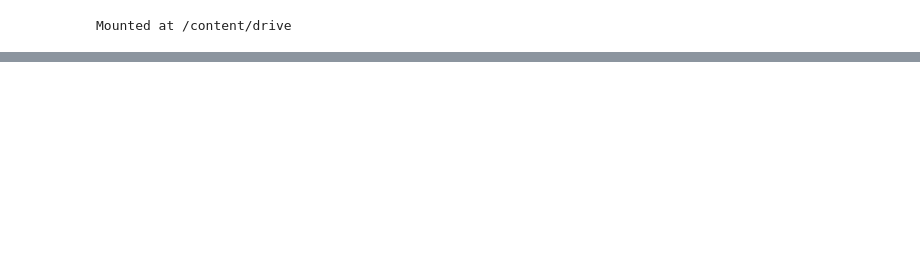
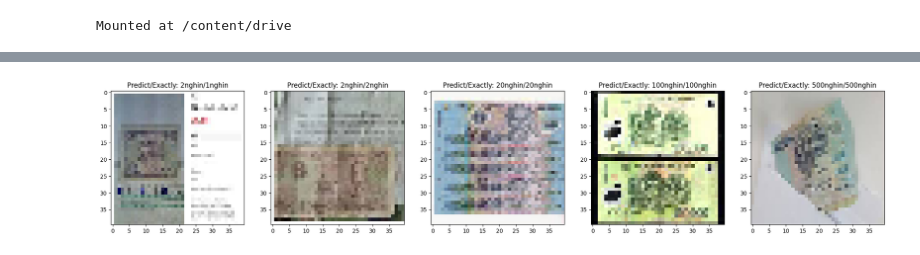
Before and after one commit to Quang-Trong-Tan-Loc/AI, a Jupyter notebook: BT11_classify_tien_with_CNN.ipynb, the cells around one changed output, grey strips where cells are left out. Cells and saved outputs as stored; diff of their text form; code cells hidden in the pictures; blank space fills up the shorter version.

```diff
--- a/BT11_classify_tien_with_CNN.ipynb
+++ b/BT11_classify_tien_with_CNN.ipynb
@@ -155,0 +199,30 @@ print(tien[y_test[n].argmax()])
+# %%
+plt.figure(figsize = [25,25])
+
+plt.subplot(151)
+plt.imshow(X_test[10])
+pred = model.predict(X_test[10].reshape((1,40,40,3)))
+plt.title('Predict/Exactly: {}/{}'.format(tien[pred.argmax()], tien[y_test[10].argmax()] ))
+
+plt.subplot(152)
+plt.imshow(X_test[31])
+pred = model.predict(X_test[31].reshape((1,40,40,3)))
+plt.title('Predict/Exactly: {}/{}'.format(tien[pred.argmax()], tien[y_test[31].argmax()] ))
+
+plt.subplot(153)
+plt.imshow(X_test[90])
+pred = model.predict(X_test[90].reshape((1,40,40,3)))
+plt.title('Predict/Exactly: {}/{}'.format(tien[pred.argmax()], tien[y_test[90].argmax()] ))
+
+plt.subplot(154)
+plt.imshow(X_test[130])
+pred = model.predict(X_test[130].reshape((1,40,40,3)))
+plt.title('Predict/Exactly: {}/{}'.format(tien[pred.argmax()], tien[y_test[130].argmax()] ))
+
+plt.subplot(155)
+plt.imshow(X_test[178])
+pred = model.predict(X_test[178].reshape((1,40,40,3)))
+plt.title('Predict/Exactly: {}/{}'.format(tien[pred.argmax()], tien[y_test[178].argmax()] ))
+
+plt.show()
+# %% [output]
@@ -155,0 +234 @@ print(tien[y_test[n].argmax()])
+[figure, added]
```
Also changed, not shown: parts of 15 cells of this notebook.
